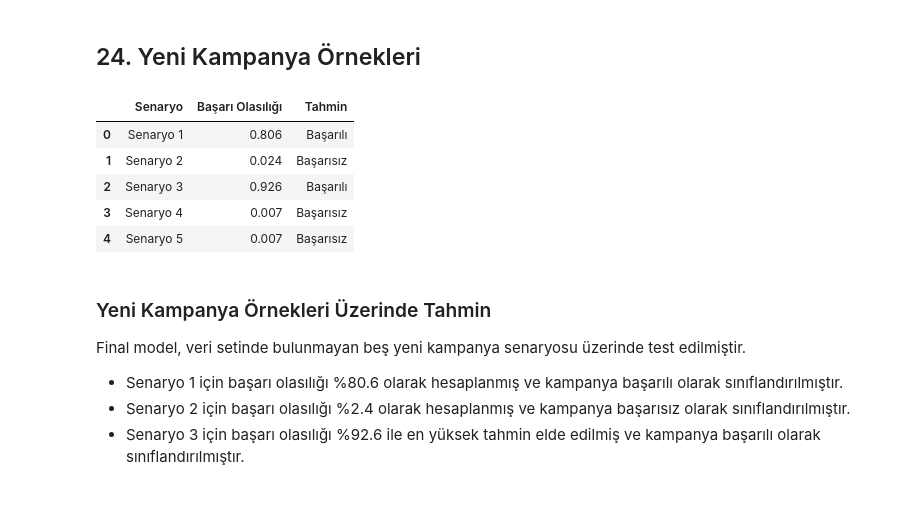
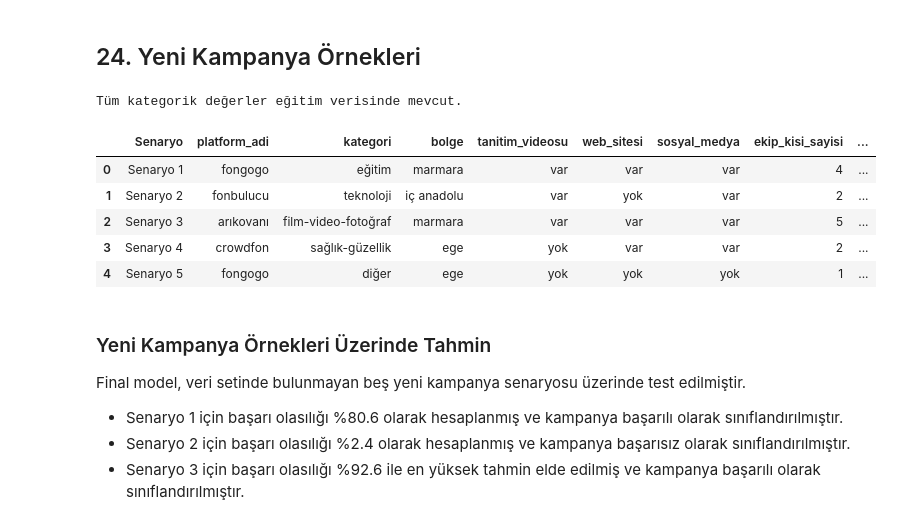
Before and after one commit to denizkaratass/turkish-crowdfunding-startups, a Jupyter notebook: proje.ipynb, the cells around one changed output. Cells and saved outputs as stored; diff of their text form; code cells hidden in the pictures.

```diff
--- a/proje.ipynb
+++ b/proje.ipynb
@@ -2551,7 +2542,7 @@ new_campaigns = pd.DataFrame([
     },
 
     {
-        "platform_adi": "arikovani",
+        "platform_adi": "arıkovanı",
         "kitle_fonlamasi_turu": "ödül",
         "kategori": "film-video-fotoğraf",
         "fon_sekli": "ya hep ya hiç",
@@ -2624,6 +2615,16 @@ new_campaigns = pd.DataFrame([
 ])
 # %%
 new_campaigns_fe = feature_engineering(new_campaigns)
+# %%
+# OneHotEncoder(handle_unknown="ignore") eğitimde görülmemiş değerleri sessizce yok saydığı için
+# yazım hatası (ör. "arikovani") tahmini fark edilmeden bozabilir. Bu nedenle değerler kontrol ediliyor.
+for col in cat_cols_model:
+    bilinmeyen = set(new_campaigns[col]) - set(X_train[col])
+    assert not bilinmeyen, f"{col} sütununda eğitimde olmayan değer(ler): {bilinmeyen}"
+
+print("Tüm kategorik değerler eğitim verisinde mevcut.")
+# %% [output]
+Tüm kategorik değerler eğitim verisinde mevcut.
 # %%
 new_probabilities = best_xgb.predict_proba(new_campaigns_fe)[:, 1]
 
@@ -2631,30 +2632,38 @@ new_predictions = (
     new_probabilities >= best_threshold
 ).astype(int)
 # %%
-prediction_table = pd.DataFrame({
-    "Senaryo": [
-        "Senaryo 1",
-        "Senaryo 2",
-        "Senaryo 3",
-        "Senaryo 4",
-        "Senaryo 5"
-    ],
-    "Başarı Olasılığı": np.round(new_probabilities, 3),
-    "Tahmin": np.where(
-        new_predictions == 1,
-        "Başarılı",
-        "Başarısız"
-    )
-})
+prediction_table = new_campaigns[[
+    "platform_adi",
+    "kategori",
+    "bolge",
+    "tanitim_videosu",
+    "web_sitesi",
+    "sosyal_medya",
+    "ekip_kisi_sayisi",
+    "hedef_miktari"
+]].copy()
+
+prediction_table.insert(
+    0,
+    "Senaryo",
+    [f"Senaryo {i}" for i in range(1, len(new_campaigns) + 1)]
+)
+
+prediction_table["Başarı Olasılığı"] = np.round(new_probabilities, 3)
+prediction_table["Tahmin"] = np.where(
+    new_predictions == 1,
+    "Başarılı",
+    "Başarısız"
+)
 
 prediction_table
 # %% [output]
-|  | Senaryo | Başarı Olasılığı | Tahmin |
-| 0 | Senaryo 1 | 0.806 | Başarılı |
-| 1 | Senaryo 2 | 0.024 | Başarısız |
-| 2 | Senaryo 3 | 0.926 | Başarılı |
-| 3 | Senaryo 4 | 0.007 | Başarısız |
-| 4 | Senaryo 5 | 0.007 | Başarısız |
+|  | Senaryo | platform_adi | kategori | bolge | tanitim_videosu | web_sitesi | sosyal_medya | ekip_kisi_sayisi | ... |
+| 0 | Senaryo 1 | fongogo | eğitim | marmara | var | var | var | 4 | ... |
+| 1 | Senaryo 2 | fonbulucu | teknoloji | iç anadolu | var | yok | var | 2 | ... |
+| 2 | Senaryo 3 | arıkovanı | film-video-fotoğraf | marmara | var | var | var | 5 | ... |
+| 3 | Senaryo 4 | crowdfon | sağlık-güzellik | ege | yok | var | var | 2 | ... |
+| 4 | Senaryo 5 | fongogo | diğer | ege | yok | yok | yok | 1 | ... |
 # %% [markdown]
 ### Yeni Kampanya Örnekleri Üzerinde Tahmin
 
```
Also changed, not shown: parts of 17 cells of this notebook, 3 other files.
